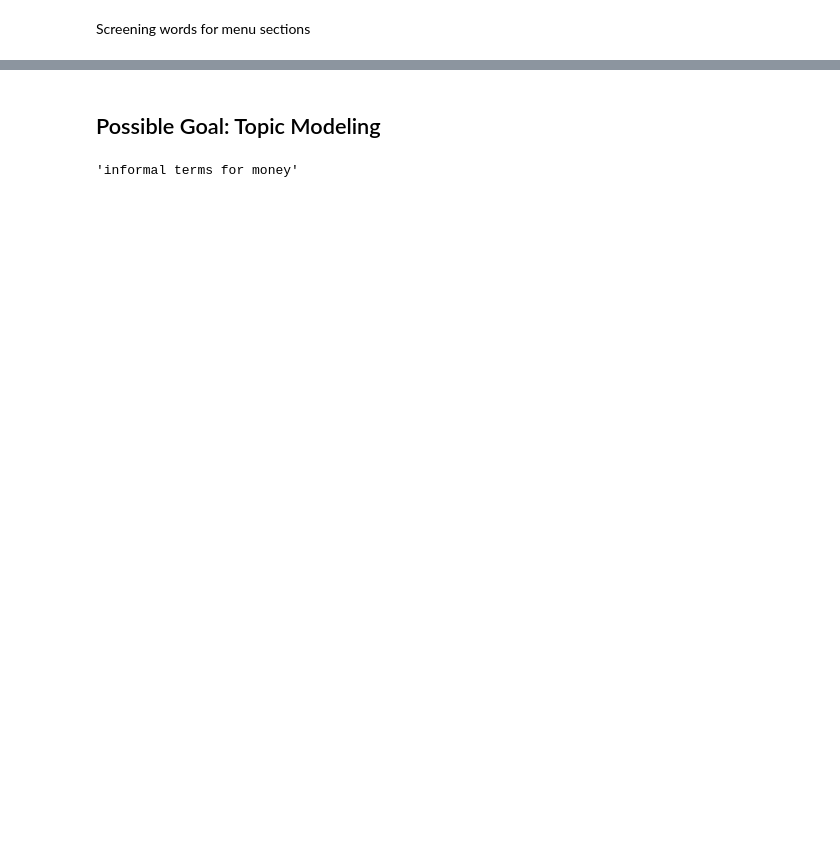
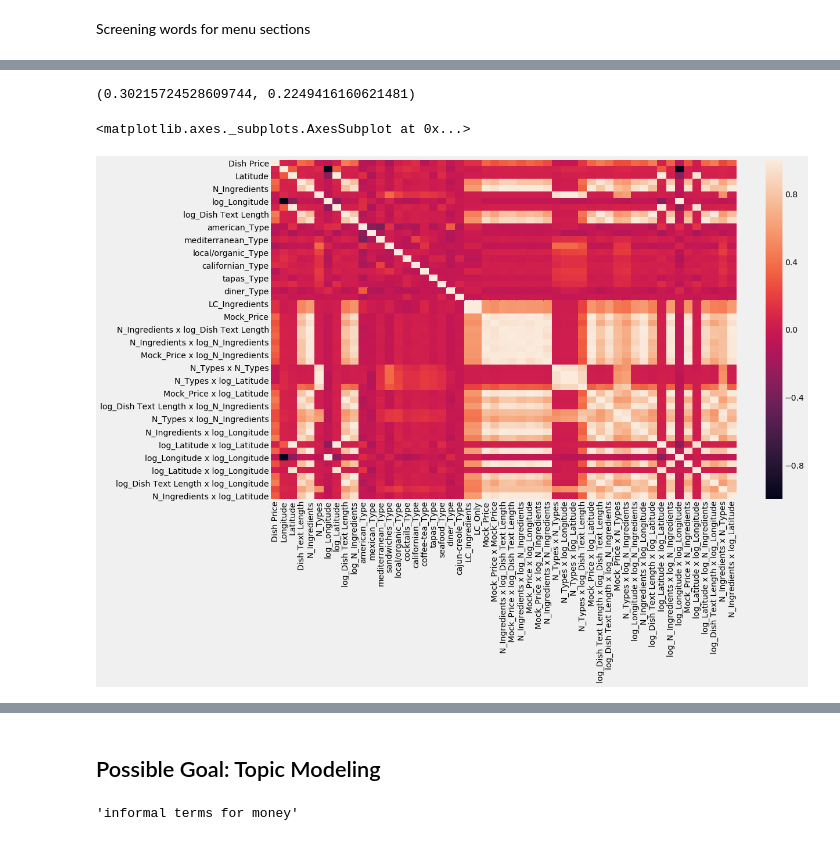
Before and after one commit to alan-j-lin/lunch_price_prediction, a Jupyter notebook: Project_Luther_Alan.ipynb, the cells around one changed output, grey strips where cells are left out. Saved outputs shown, nothing was run; the diff lists cells and outputs as text; code cells hidden in the pictures; blank space fills up the shorter version.

```diff
--- a/Project_Luther_Alan.ipynb
+++ b/Project_Luther_Alan.ipynb
@@ -306,3 +389,0 @@ def get_mock_price(x, pdict, Ndict):
-# %%
-price_df['Mock_Price'] = price_df['Ingredients'].apply(lambda x: get_mock_price(x, price_dict, N_dict))
-total_df['Mock_Price'] = price_df['Ingredients'].apply(lambda x: get_mock_price(x, price_dict, N_dict))
@@ -554,0 +390,26 @@ np.mean(all_scores)
+# %%
+base_cols = ['Mock_Price', 'LC_Ingredients', 'HC_Ingredients', 'HCMC_Ingredients',
+             'HCLC_Ingredients', 'MCLC_Ingredients', 'Longitude', 'Latitude',
+             'MC_Ingredients', 'N_Types', 'N_Ingredients']
+creation_list = ['log_Longitude','log_Latitude', 'Mock_Price','N_Types', 'N_Ingredients', 'log_Dish Text Length', 'log_N_Ingredients']
+# creation_list = ['Mock_Price', 'LC_Ingredients', 'HC_Ingredients', 'HCMC_Ingredients',
+#               'HCLC_Ingredients', 'MCLC_Ingredients','MC_Ingredients', 'N_Types', 'N_Ingredients']
+#creation_list = base_cols
+possible_list = [i for i in itertools.product(creation_list, creation_list)]
+cutdown_list = set([tuple(sorted(i)) for i in possible_list])
+possible3_list = [i for i in itertools.product(creation_list, creation_list, creation_list)]
+cutdown3_list = set([tuple(sorted(i)) for i in possible3_list])
+
+dropcol_list = ['N_Ingredients x N_Ingredients', 'log_Dish Text Length x log_Longitude','log_Longitude x log_N_Ingredients', 'N_Types x log_Dish Text Length','log_Latitude x log_Longitude', 'N_Ingredients x log_N_Ingredients','log_Dish Text Length x log_N_Ingredients', 'local/organic_Type','N_Types x log_N_Ingredients', 'Mock_Price x log_N_Ingredients']
+
+three_dropcol_list = ['Mock_Price x log_Longitude x log_N_Ingredients', 'N_Ingredients x N_Ingredients x log_N_Ingredients',
+                     'Mock_Price x Mock_Price x Mock_Price', 'N_Ingredients x log_Latitude x log_N_Ingredients',
+                     'og_Latitude x log_Longitude x log_Longitude', 'Mock_Price x log_Dish Text Length x log_Latitude',
+                     'N_Types x N_Types x log_Longitude', 'Mock_Price x N_Ingredients x log_Latitude',
+                     'N_Ingredients x N_Ingredients x log_Longitude', 'log_Dish Text Length x log_N_Ingredients x log_N_Ingredients',
+                     'log_N_Ingredients x log_N_Ingredients x log_N_Ingredients', 'Mock_Price x N_Ingredients x log_N_Ingredients',
+                     'log_Longitude x log_Longitude x log_N_Ingredients', 'Mock_Price x N_Ingredients x log_Dish Text Length',
+                     'N_Ingredients x N_Ingredients x N_Types', 'log_Latitude x log_Latitude x log_Latitude',
+                     'N_Ingredients x N_Types x N_Types', 'N_Ingredients x log_Latitude x log_Latitude',
+                     'N_Types x log_Dish Text Length x log_Longitude', 'N_Ingredients x log_Dish Text Length x log_N_Ingredients',
+                     '']
@@ -554,0 +505,7 @@ np.mean(all_scores)
+# %%
+N_ingr = 10
+X_train, X_test, y_train, y_test = ttsplit(model_df, dropcol_list, cutdown_list, 10, 30, N_ingr)
+linmodel = sm.OLS(y_train, sm.add_constant(X_train)).fit()
+y_train_pred = linmodel.predict(sm.add_constant(X_train))
+values = (linmodel.rsquared_adj, mean_squared_error(y_train, linmodel.predict(sm.add_constant(X_train))))
+linmodel.summary()
@@ -554,0 +571,11 @@ np.mean(all_scores)
+# %%
+values
+# %% [output]
+(0.30215724528609744, 0.2249416160621481)
+# %%
+plt.rc('figure', figsize=(16.0, 10.0))
+df = pd.concat([y_train, X_train], axis = 1)
+sns.heatmap(df.corr())
+# %% [output]
+<matplotlib.axes._subplots.AxesSubplot at 0x...>
+[figure, added]
```
Also changed, not shown: parts of 73 cells of this notebook.
